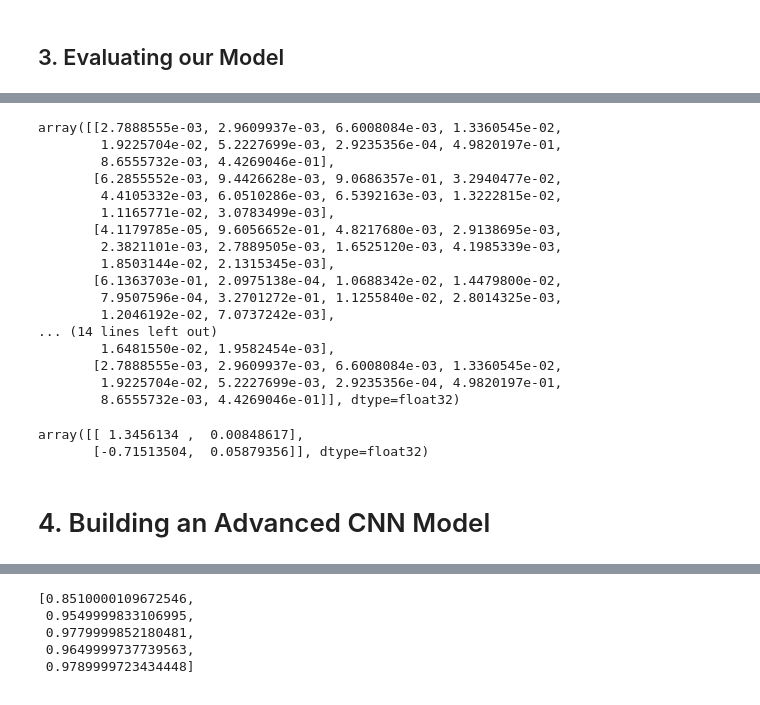
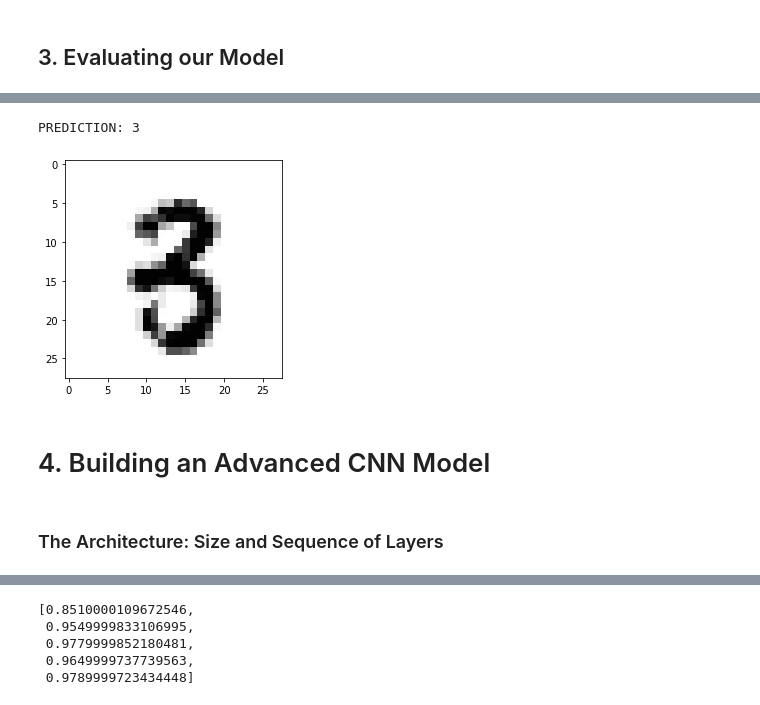
Before and after one commit to fkosse/bootcamp_projects, a Jupyter notebook: deep_learning/deep_learning.ipynb, the cells around one changed output, grey strips where cells are left out. Cells and saved outputs as stored; diff of their text form; code cells hidden in the pictures.

```diff
--- a/deep_learning/deep_learning.ipynb
+++ b/deep_learning/deep_learning.ipynb
@@ -277,31 +318,12 @@ m.evaluate(X, y)
-# %%
-# Look at the first 10 predictions
-m.predict(X_test)[:10]
-# %% [output]
-array([[2.7888555e-03, 2.9609937e-03, 6.6008084e-03, 1.3360545e-02,
-        1.9225704e-02, 5.2227699e-03, 2.9235356e-04, 4.9820197e-01,
-        8.6555732e-03, 4.4269046e-01],
-       [6.2855552e-03, 9.4426628e-03, 9.0686357e-01, 3.2940477e-02,
-        4.4105332e-03, 6.0510286e-03, 6.5392163e-03, 1.3222815e-02,
-        1.1165771e-02, 3.0783499e-03],
-       [4.1179785e-05, 9.6056652e-01, 4.8217680e-03, 2.9138695e-03,
-        2.3821101e-03, 2.7889505e-03, 1.6525120e-03, 4.1985339e-03,
-        1.8503144e-02, 2.1315345e-03],
-       [6.1363703e-01, 2.0975138e-04, 1.0688342e-02, 1.4479800e-02,
-        7.9507596e-04, 3.2701272e-01, 1.1255840e-02, 2.8014325e-03,
-        1.2046192e-02, 7.0737242e-03],
-... (14 lines left out)
-        1.6481550e-02, 1.9582454e-03],
-       [2.7888555e-03, 2.9609937e-03, 6.6008084e-03, 1.3360545e-02,
-        1.9225704e-02, 5.2227699e-03, 2.9235356e-04, 4.9820197e-01,
-        8.6555732e-03, 4.4269046e-01]], dtype=float32)
-# %%
-# Inspect the weights of the Neural Network
-m.get_weights()[0]
-
-# Input weights
-# %% [output]
-array([[ 1.3456134 ,  0.00848617],
-       [-0.71513504,  0.05879356]], dtype=float32)
+# %%
+# getting an image and checking the prediction
+image_index = 2853
+plt.imshow(X_test[image_index].reshape(28, 28),cmap='Greys')
+predict = X_test[image_index].reshape(28,28)
+pred = m.predict(X_test[image_index].reshape(1,784))
+print('PREDICTION:', pred.argmax())
+# %% [output]
+PREDICTION: 3
+[figure, added]
 # %% [markdown]
 # 4.  Building an Advanced CNN Model
@@ -371,0 +330,2 @@ model.add(keras.layers.Dense(10, activation='softmax'))
+# %% [markdown]
+### The Architecture: Size and Sequence of Layers
```
Also changed, not shown: parts of 33 cells of this notebook, 2 other files.
